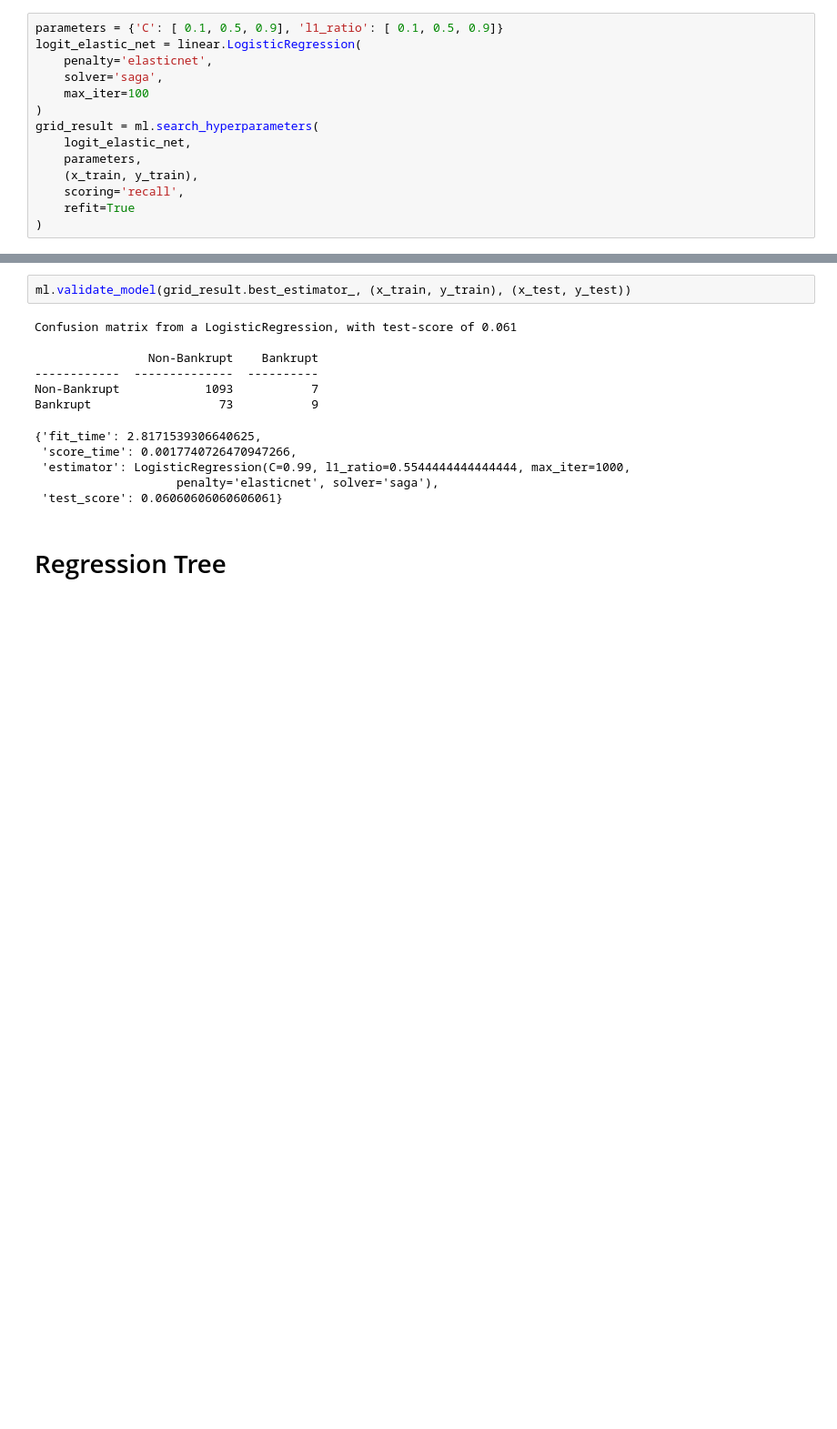
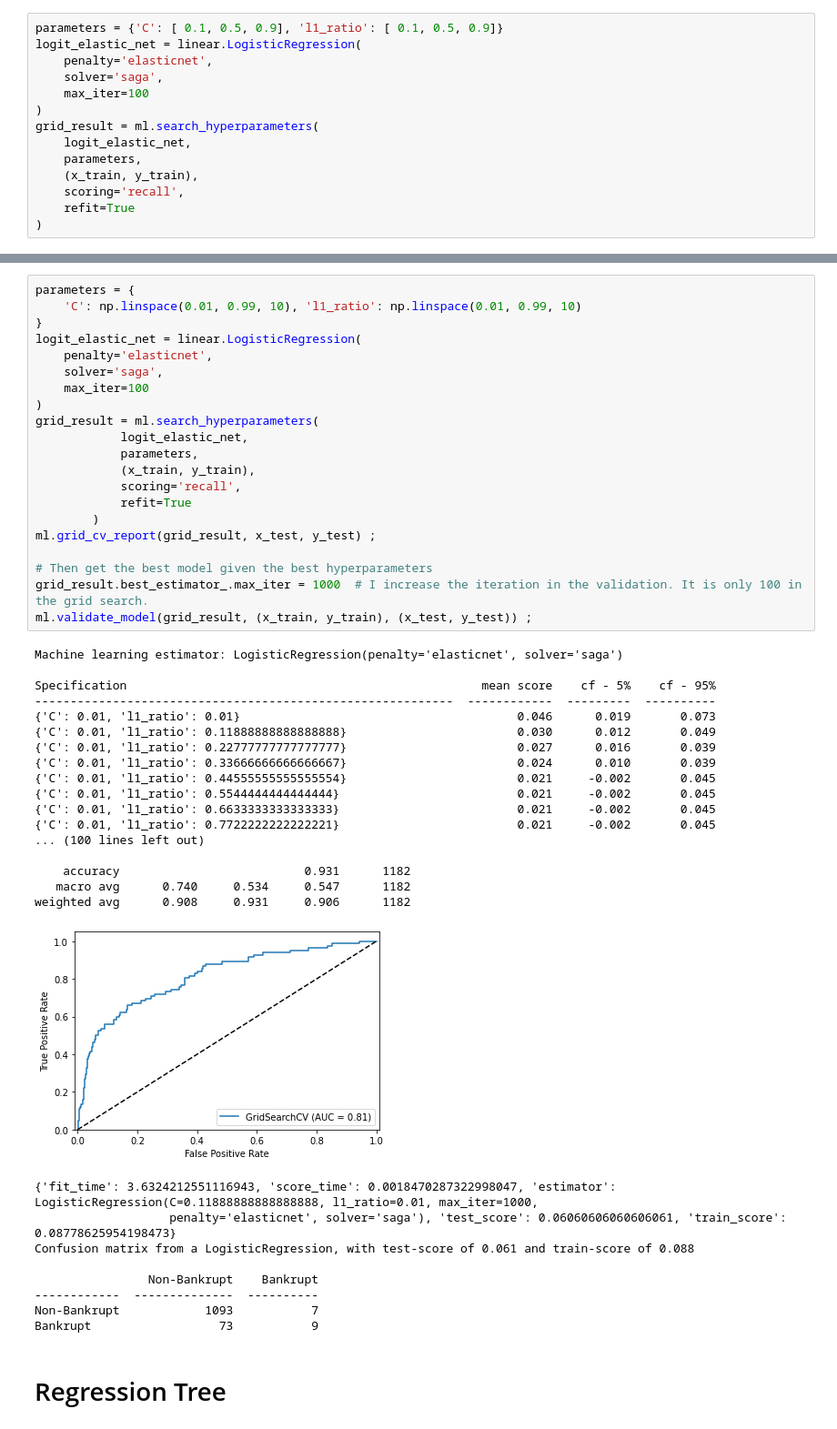
Before and after one commit to KarlTjensvoll/seminar_ml, a Jupyter notebook: code/python/karl_sandbox.ipynb, the cells around one changed output, grey strips where cells are left out. Shown at 91% size. Drawn from its saved outputs; the diff is of its cells as text; blank space fills up the shorter version.

Commit message:
Changed model validater slightly

```diff
--- a/code/python/karl_sandbox.ipynb
+++ b/code/python/karl_sandbox.ipynb
@@ -143,16 +88,50 @@ weighted avg      0.911     0.932     0.909      1182
-# %%
-ml.validate_model(grid_result.best_estimator_, (x_train, y_train), (x_test, y_test))
-# %% [output]
-Confusion matrix from a LogisticRegression, with test-score of 0.061
-
-                Non-Bankrupt    Bankrupt
-------------  --------------  ----------
-Non-Bankrupt            1093           7
-Bankrupt                  73           9
-{'fit_time': 2.8171539306640625,
- 'score_time': 0.0017740726470947266,
- 'estimator': LogisticRegression(C=0.99, l1_ratio=0.5544444444444444, max_iter=1000,
-                    penalty='elasticnet', solver='saga'),
- 'test_score': 0.06060606060606061}
+# %%
+parameters = {
+    'C': np.linspace(0.01, 0.99, 10), 'l1_ratio': np.linspace(0.01, 0.99, 10)
+}
+logit_elastic_net = linear.LogisticRegression(
+    penalty='elasticnet',
+    solver='saga',
+    max_iter=100
+)
+grid_result = ml.search_hyperparameters(
+            logit_elastic_net,
+            parameters,
+            (x_train, y_train),
+            scoring='recall',
+            refit=True
+        )
+ml.grid_cv_report(grid_result, x_test, y_test) ;
+
+# Then get the best model given the best hyperparameters
+grid_result.best_estimator_.max_iter = 1000  # I increase the iteration in the validation. It is only 100 in the grid search.
+ml.validate_model(grid_result, (x_train, y_train), (x_test, y_test)) ;
+# %% [output]
+Machine learning estimator: LogisticRegression(penalty='elasticnet', solver='saga')
+
+Specification                                                  mean score    cf - 5%    cf - 95%
+-----------------------------------------------------------  ------------  ---------  ----------
+{'C': 0.01, 'l1_ratio': 0.01}                                       0.046      0.019       0.073
+{'C': 0.01, 'l1_ratio': 0.11888888888888888}                        0.030      0.012       0.049
+{'C': 0.01, 'l1_ratio': 0.22777777777777777}                        0.027      0.016       0.039
+{'C': 0.01, 'l1_ratio': 0.33666666666666667}                        0.024      0.010       0.039
+{'C': 0.01, 'l1_ratio': 0.44555555555555554}                        0.021     -0.002       0.045
+{'C': 0.01, 'l1_ratio': 0.5544444444444444}                         0.021     -0.002       0.045
+{'C': 0.01, 'l1_ratio': 0.6633333333333333}                         0.021     -0.002       0.045
+{'C': 0.01, 'l1_ratio': 0.7722222222222221}                         0.021     -0.002       0.045
+... (100 lines left out)
+
+    accuracy                          0.931      1182
+   macro avg      0.740     0.534     0.547      1182
+weighted avg      0.908     0.931     0.906      1182
+[figure, added]
+{'fit_time': 3.6324212551116943, 'score_time': 0.0018470287322998047, 'estimator': LogisticRegression(C=0.11888888888888888, l1_ratio=0.01, max_iter=1000,
+                   penalty='elasticnet', solver='saga'), 'test_score': 0.06060606060606061, 'train_score': 0.08778625954198473}
+Confusion matrix from a LogisticRegression, with test-score of 0.061 and train-score of 0.088
+
+                Non-Bankrupt    Bankrupt
+------------  --------------  ----------
+Non-Bankrupt            1093           7
+Bankrupt                  73           9
 # %% [markdown]
 # Regression Tree
```
Also changed, not shown: parts of 6 cells of this notebook, 1 other file.
